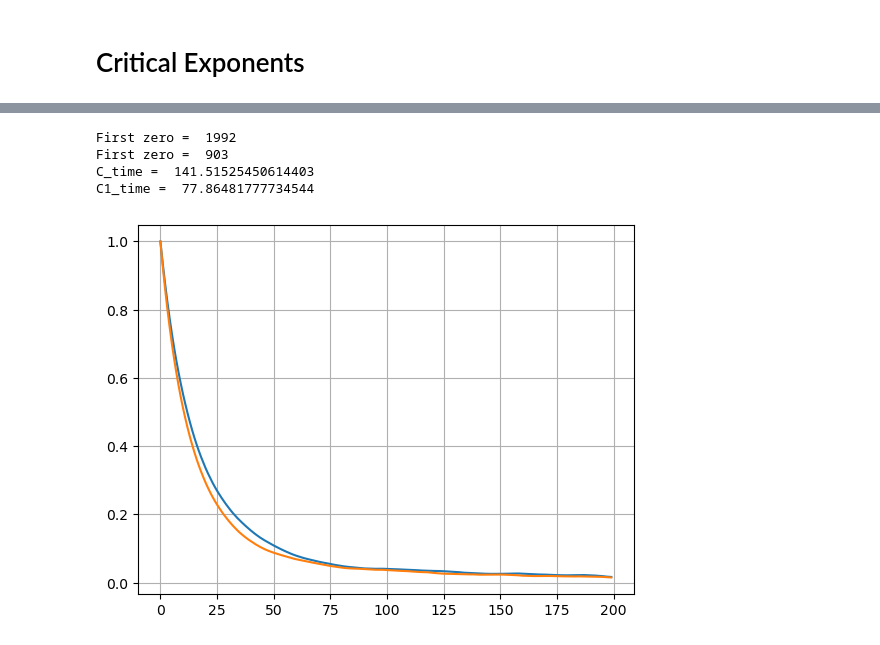
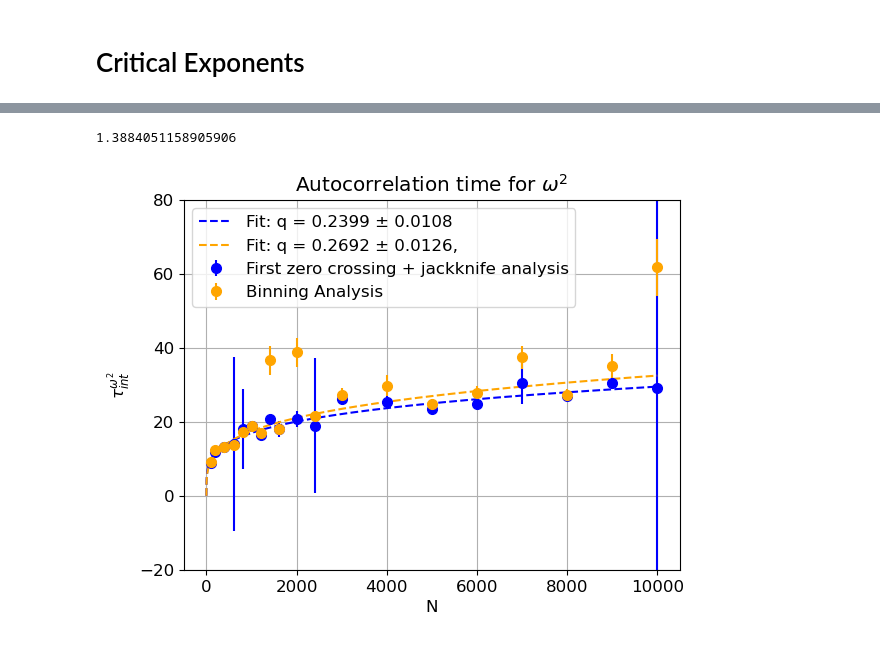
Before and after one commit to mandus24/ComputationalPhysics, a Jupyter notebook: polymer/polymer.ipynb, the cells around one changed output, grey strips where cells are left out. Drawn from its saved outputs; the diff is of its cells as text; code cells hidden in the pictures.

```diff
--- a/polymer/polymer.ipynb
+++ b/polymer/polymer.ipynb
@@ -625,3 +618,15 @@ print(autocorr_time_error_S_squareds)
+# %%
+autocorr_time_ω_squareds_first0 = []
+autocorr_time_S_squareds_first0 = []
+for i,N in enumerate(Ns):
+    ω_squared = ω_squareds[i,:]
+    S_squared = S_squareds[i,:]
+
+    autocorr_time_ω_squareds_first0.append(integrated_autocorrelation_time(ω_squared))
+    autocorr_time_S_squareds_first0.append(integrated_autocorrelation_time(S_squared))
+# %%
+autocorr_time_error_ω_squareds_first0 = np.loadtxt("jackknife/omega_total.txt")[:,1]
+autocorr_time_error_S_squareds_first0 = np.loadtxt("jackknife/S_total.txt")[:,1]
 # %% [markdown]
 # Critical Exponents
 # %%
@@ -632,8 +637,11 @@ poptf, pcovf = curve_fit(polynomial, Ns, fs)
 poptω_squareds, pcovω_squareds = curve_fit(polynomial, Ns, mean_ω_squareds, sigma=error_ω_squareds,absolute_sigma=True)
 poptS_squareds, pcovS_squareds = curve_fit(polynomial, Ns, mean_S_squareds,sigma=error_S_squareds,absolute_sigma=True)
 
-popt_autocorr_ω, pcov_autcorr_ω = curve_fit(polynomial, Ns, autocorr_time_ω_squareds,sigma = autocorr_time_error_ω_squareds,absolute_sigma=False)
-popt_autocorr_S, pcov_autcorr_S = curve_fit(polynomial, Ns, autocorr_time_S_squareds, sigma = autocorr_time_error_S_squareds,absolute_sigma=False)
+popt_autocorr_ω, pcov_autcorr_ω = curve_fit(polynomial, Ns, autocorr_time_ω_squareds,sigma = autocorr_time_error_ω_squareds,absolute_sigma=True)
+popt_autocorr_S, pcov_autcorr_S = curve_fit(polynomial, Ns, autocorr_time_S_squareds, sigma = autocorr_time_error_S_squareds,absolute_sigma=True)
+
+popt_autocorr_ω_first0, pcov_autcorr_ω_first0 = curve_fit(polynomial, Ns, autocorr_time_ω_squareds_first0,sigma=autocorr_time_error_ω_squareds_first0,absolute_sigma=True)
+popt_autocorr_S_first0, pcov_autcorr_S_first0 = curve_fit(polynomial, Ns, autocorr_time_S_squareds_first0,sigma=autocorr_time_error_S_squareds_first0,absolute_sigma=True)
 # %%
 plt.scatter(Ns,fs)
 plt.xlabel("N")
@@ -726,17 +694,21 @@ Critical exponent q = 0.2807 ± 0.0269
-# %%
-
-C = autocorrelation(ω_squareds[-1,:])
-C1 = autocorrelation(ω_squareds[13,:])
-C_time = integrated_autocorrelation_time(C)
-C1_time = integrated_autocorrelation_time(C1)
-plt.plot(C[:200])
-plt.plot(C1[:200])
-plt.grid()
-print("C_time = ",C_time)
-print("C1_time = ",C1_time)
-# %% [output]
-First zero =  1992
-First zero =  903
-C_time =  141.51525450614403
-C1_time =  77.86481777734544
-[figure, removed]
+# %%
+χ_squ = np.sum((polynomial(Ns,poptS_squareds[0],poptS_squareds[1])-mean_S_squareds)**2/error_S_squareds**2)/17
+χ_squ
+# %% [output]
+1.3884051158905906
+# %%
+plt.errorbar(Ns,autocorr_time_ω_squareds_first0,yerr = autocorr_time_error_ω_squareds_first0,fmt="o",label=fr"First zero crossing + jackknife analysis",color="blue",markersize=7)
+#plt.plot(range(10000),polynomial(range(10000),popt_autocorr_ω_first0[0],popt_autocorr_ω_first0[1]), label=fr'A = {popt_autocorr_ω_first0[0]:.4f} ± {np.sqrt(pcov_autcorr_ω_first0[0,0]):.4f}, q = {popt_autocorr_ω_first0[1]:.4f} ± {np.sqrt(pcov_autcorr_ω_first0[1,1]):.4f}')
+plt.plot(range(10000),polynomial(range(10000),popt_autocorr_ω_first0[0],popt_autocorr_ω_first0[1]),label=fr"Fit: q = {popt_autocorr_ω_first0[1]:.4f} ± {np.sqrt(pcov_autcorr_ω_first0[1,1]):.4f}",color="blue",linestyle="dashed")
+plt.errorbar(Ns, autocorr_time_ω_squareds, yerr=autocorr_time_error_ω_squareds, fmt="o",label="Binning Analysis",color="orange",markersize=7)
+#plt.plot(range(10000),polynomial(range(10000),popt_autocorr_ω[0],popt_autocorr_ω[1]), label=fr'A = {popt_autocorr_ω[0]:.4f} ± {np.sqrt(pcov_autcorr_ω[0,0]):.4f}, q = {popt_autocorr_ω[1]:.4f} ± {np.sqrt(pcov_autcorr_ω[1,1]):.4f} ',color="orange")
+plt.plot(range(10000),polynomial(range(10000),popt_autocorr_ω[0],popt_autocorr_ω[1]),color="orange",label=fr"Fit: q = {popt_autocorr_ω[1]:.4f} ± {np.sqrt(pcov_autcorr_ω[1,1]):.4f},",linestyle="dashed")
+plt.xlabel("N")
+plt.ylabel(r"$\tau^{\omega^2}_{int}$")
+plt.grid()
+plt.title(r"Autocorrelation time for $ω^2$")
+plt.ylim(-20,80)
+plt.legend(loc=2)
+plt.savefig("report/autocorr_omega.png")
+# %% [output]
+[figure, added]
```
Also changed, not shown: parts of 29 cells of this notebook.
